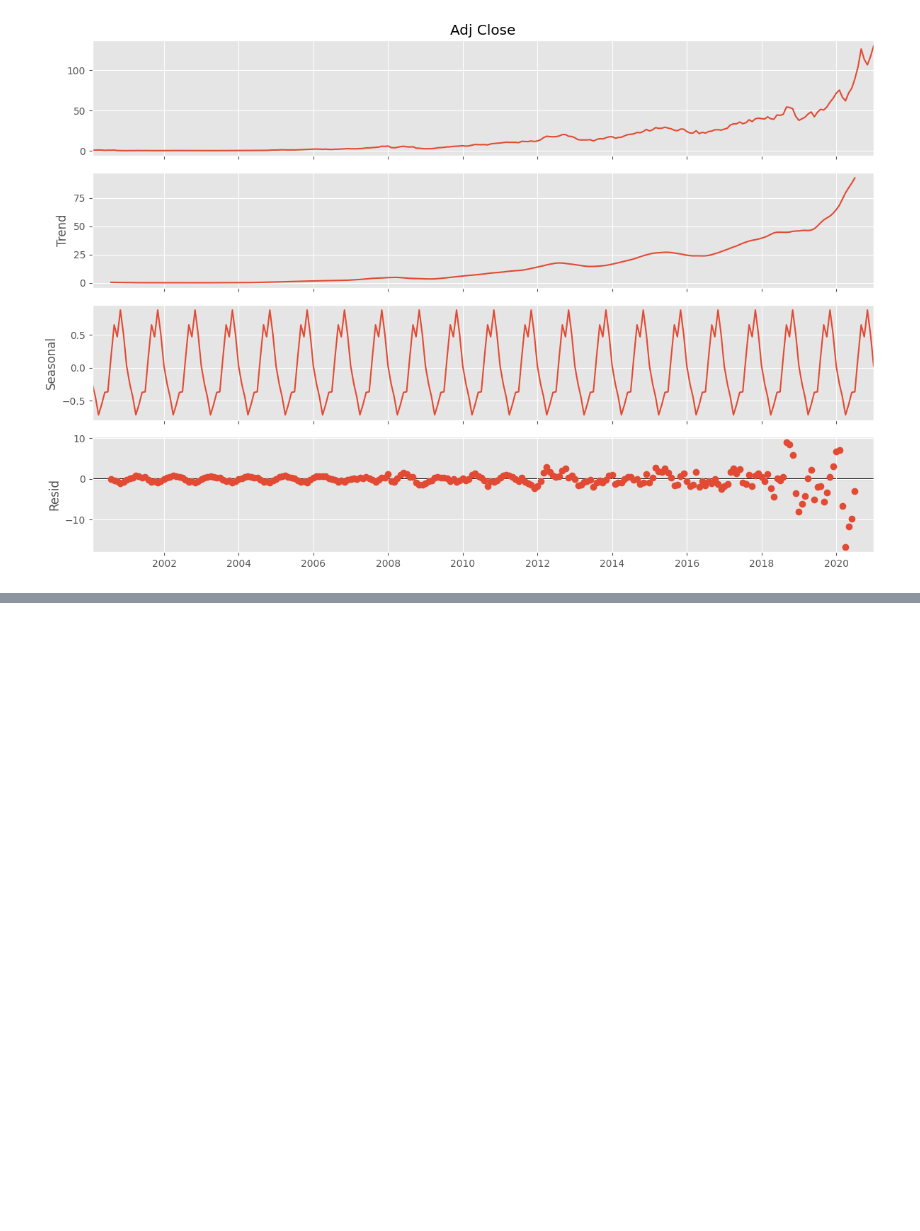
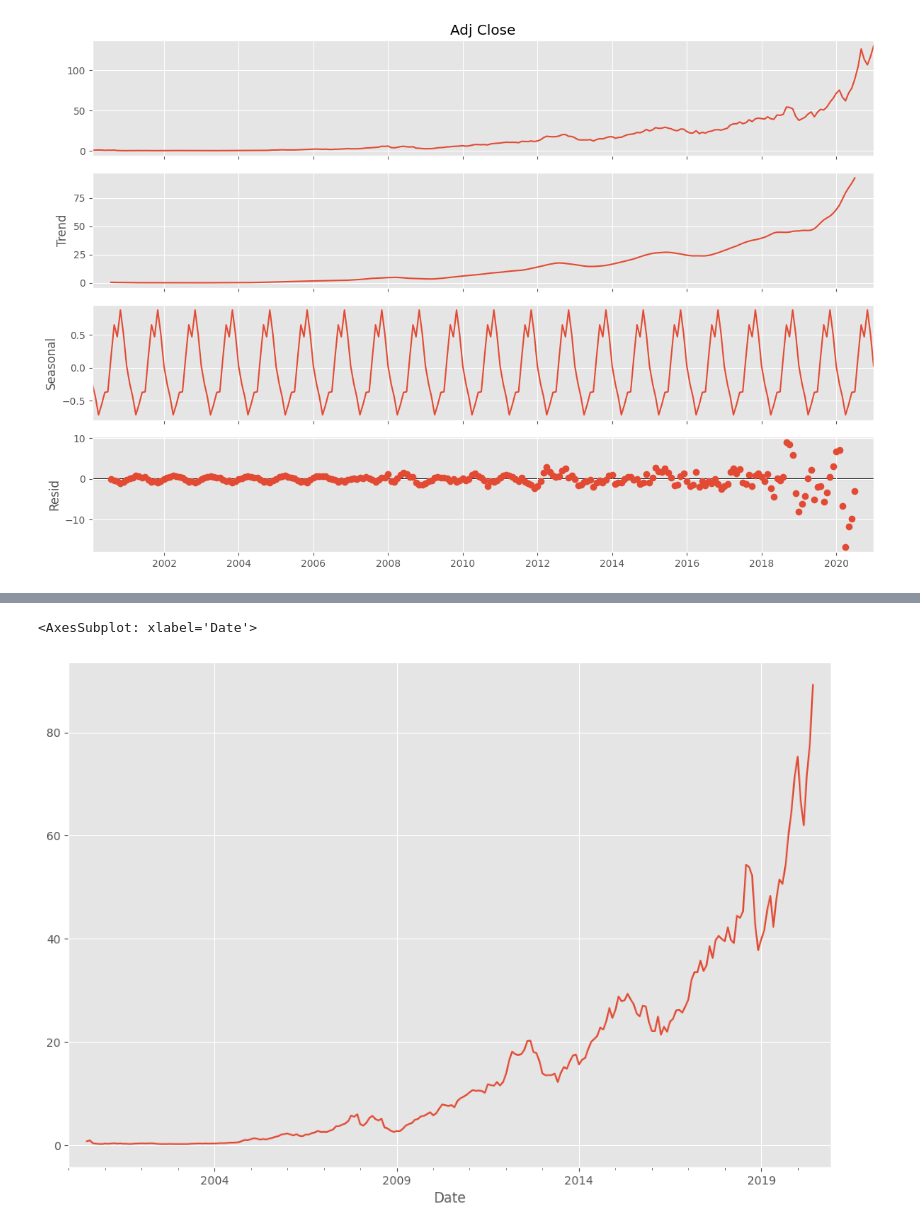
Before and after one commit to pNatTueku/basicPython, a Jupyter notebook: basic_time_series_01.ipynb, the cells around one changed output, grey strips where cells are left out. Saved outputs shown, nothing was run; the diff lists cells and outputs as text; code cells hidden in the pictures; blank space fills up the shorter version.

```diff
--- a/basic_time_series_01.ipynb
+++ b/basic_time_series_01.ipynb
@@ -128,0 +151,5 @@ decom_result.plot();
+# %%
+(decom_result.resid + decom_result.seasonal + decom_result.trend).plot() # we will get the price
+# %% [output]
+<AxesSubplot: xlabel='Date'>
+[figure, added]
```
Also changed, not shown: parts of 7 cells of this notebook.
